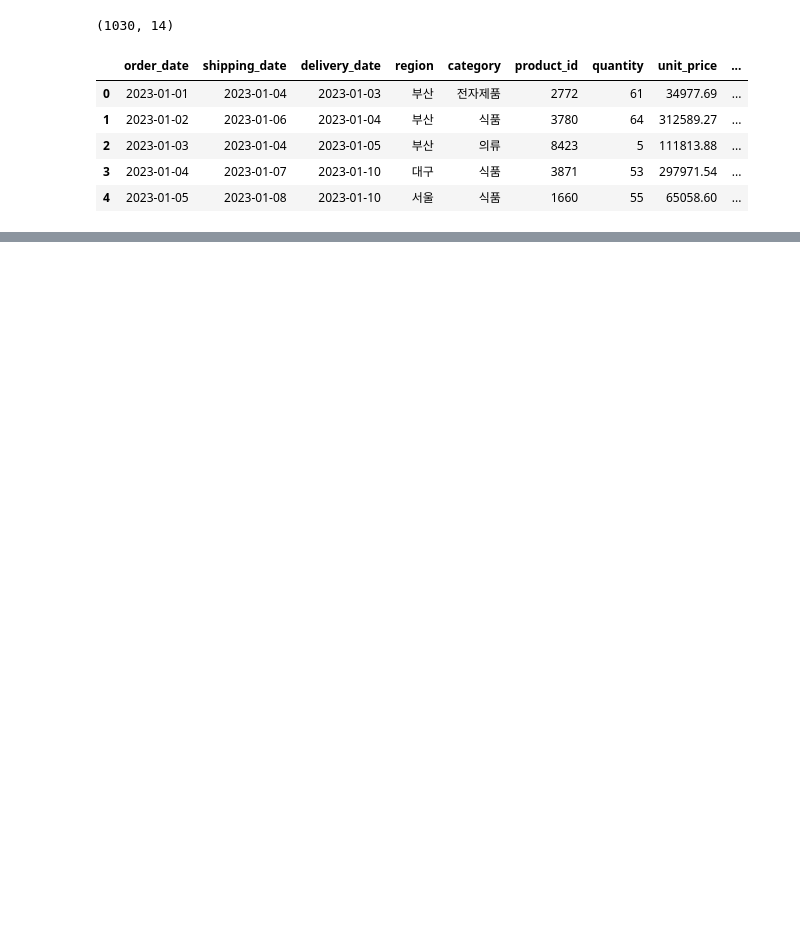
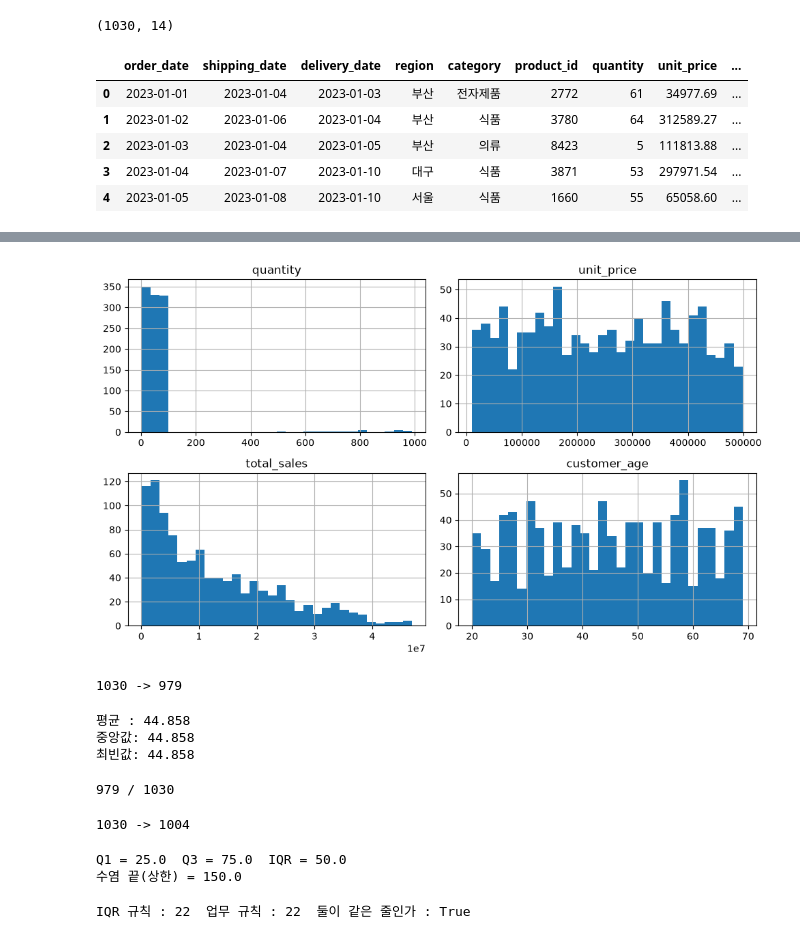
Before and after one commit to aphyrince/flask-practice1, a Jupyter notebook: data_analysis/sales.ipynb, the cells around one changed output, grey strips where cells are left out. Cells and saved outputs as stored; diff of their text form; code cells hidden in the pictures; blank space fills up the shorter version.

```diff
--- a/data_analysis/sales.ipynb
+++ b/data_analysis/sales.ipynb
@@ -16,0 +25,48 @@ df.head()
+# %%
+cols = ["quantity", "unit_price",
+"total_sales", "customer_age"]
+df[cols].hist(bins=30, figsize=(10, 6))
+plt.tight_layout()
+plt.show()
+# %% [output]
+[figure, added]
+# %%
+dropped = df.dropna(subset=["customer_age"])
+print(len(df), "->", len(dropped))
+# %% [output]
+1030 -> 979
+# %%
+age_mean = df["customer_age"].fillna(df["customer_age"].mean())
+print("평균 :", round(age_mean.mean(), 3))
+print("중앙값:", round(age_mean.median(), 3))
+print("최빈값:", round(age_mean.mode()[0], 3))
+# %% [output]
+평균 : 44.858
+중앙값: 44.858
+최빈값: 44.858
+# %%
+# 결정 : 세 칸의 빈칸은 그대로 둔다
+print(df["customer_age"].count(), "/", len(df))
+# %% [output]
+979 / 1030
+# %%
+before = len(df)
+df = df.drop_duplicates()
+print(before, "->", len(df))
+# %% [output]
+1030 -> 1004
+# %%
+Q1 = df["quantity"].quantile(0.25)
+Q3 = df["quantity"].quantile(0.75)
+IQR = Q3 - Q1
+print("Q1 =", Q1, " Q3 =", Q3, " IQR =", IQR)
+print("수염 끝(상한) =", Q3 + 1.5 * IQR)
+# %% [output]
+Q1 = 25.0  Q3 = 75.0  IQR = 50.0
+수염 끝(상한) = 150.0
+# %%
+by_iqr = df["quantity"] > Q3 + 1.5 * IQR # 통계 규칙 : 26쪽 상한 150 밖
+by_rule = df["quantity"] > 100 # 업무 규칙 : 한 주문 100개 넘지 않는다
+print("IQR 규칙 :", by_iqr.sum(), " 업무 규칙 :", by_rule.sum(), " 둘이 같은 줄인가 :", (by_iqr == by_rule).all())
+# %% [output]
+IQR 규칙 : 22  업무 규칙 : 22  둘이 같은 줄인가 : True
```
Also changed, not shown: parts of 7 cells of this notebook, 1 other file.
